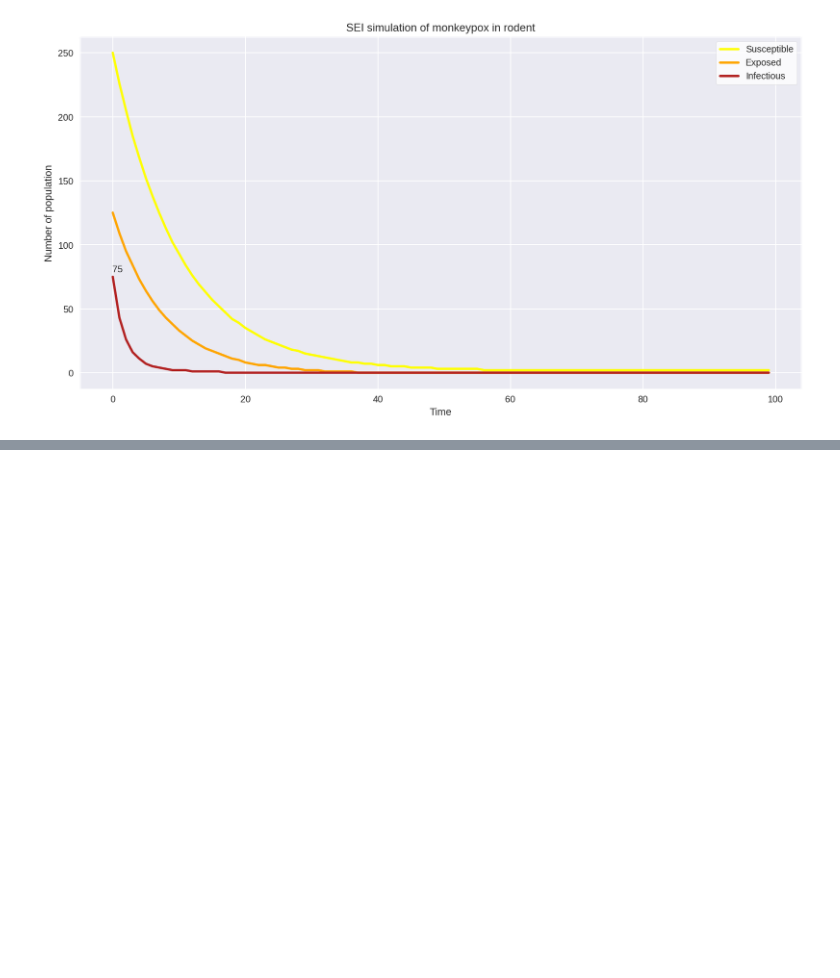
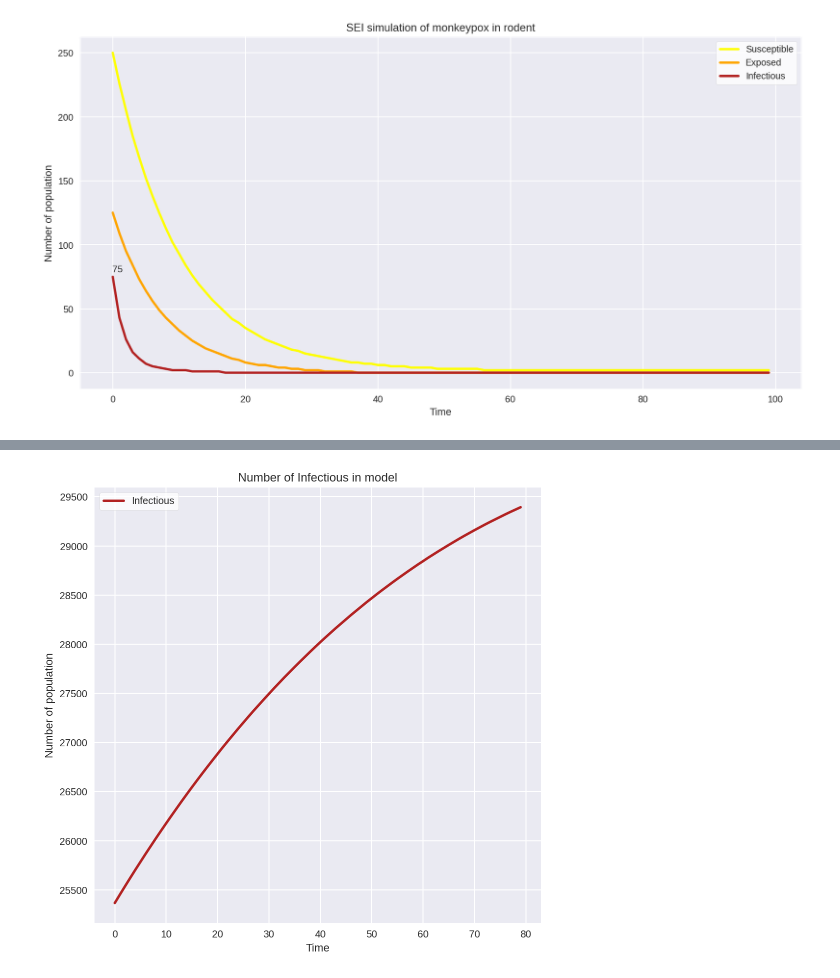
Before and after one commit to Khemapsorn/data_viz_2022, a Jupyter notebook: SVEIQCR.ipynb, the cells around one changed output, grey strips where cells are left out. Drawn from its saved outputs; the diff is of its cells as text; code cells hidden in the pictures; blank space fills up the shorter version.

```diff
--- a/SVEIQCR.ipynb
+++ b/SVEIQCR.ipynb
@@ -276,0 +291,3 @@ with plt.style.context('seaborn'): # พล็อตเนื้อหา สไ
+# %%
+data = pd.read_csv(data_file)
+data
@@ -276,0 +318,3 @@ with plt.style.context('seaborn'): # พล็อตเนื้อหา สไ
+# %%
+y = data[['real data']]
+y_pred = data[['Fitting data']]
@@ -276,0 +349,11 @@ with plt.style.context('seaborn'): # พล็อตเนื้อหา สไ
+# %%
+def deriv (y, t,Nh, Lambda, Phi, Mu, Lamda, Nu, theta, Beta, delta, alpha, Tau, Rho,gamma): # paramerter ในตัวแบบ โดย t คือ เวลา N จำนวนประชากรมนุษย์ทั้งหมด
+    S, V, E, I, Q, C, R = y
+    dSdt = Lambda+Phi*Q-Mu*S-Lamda*S-Nu*S
+    dVdt = Nu*S+Mu*V
+    dEdt = Lamda*S-Mu*E-theta*E-Beta*E
+    dIdt = theta*E-delta*I-Mu*I-Rho*I-gamma*I
+    dQdt = Beta*E-delta*Q-Mu*Q-Phi*Q-Tau*Q
+    dCdt = gamma*I-delta*C-Mu*C-alpha*C
+    dRdt =Rho*I+Tau*Q+alpha*C-Mu*R
+    return dSdt, dVdt, dEdt, dIdt, dQdt, dCdt, dRdt
@@ -276,0 +362,10 @@ with plt.style.context('seaborn'): # พล็อตเนื้อหา สไ
+# %%
+#Initial number
+S0 = 330745021
+V0 = 717362
+E0 = 700000
+I0 = 25366
+Q0 = 674634
+C0 = 10000
+R0 = 28615
+Nh = S0+V0+E0+I0+Q0+C0+R0
@@ -276,0 +432,11 @@ with plt.style.context('seaborn'): # พล็อตเนื้อหา สไ
+# %%
+plt.figure (figsize = (8, 8))
+with plt.style.context('seaborn'):
+    plt.title('Number of Infectious in model')
+    plt.xlabel('Time')
+    plt.ylabel('Number of population')
+    plt.plot(simulationResult['Infectious'], c = 'firebrick', linewidth = 2.5,label = 'Infectious')
+    plt.legend(frameon = True, facecolor = 'white') # โชว์เส้นกริด ทำเป็นสีขาว
+    plt.show()
+# %% [output]
+[figure, added]
```
Also changed, not shown: parts of 15 cells of this notebook.
